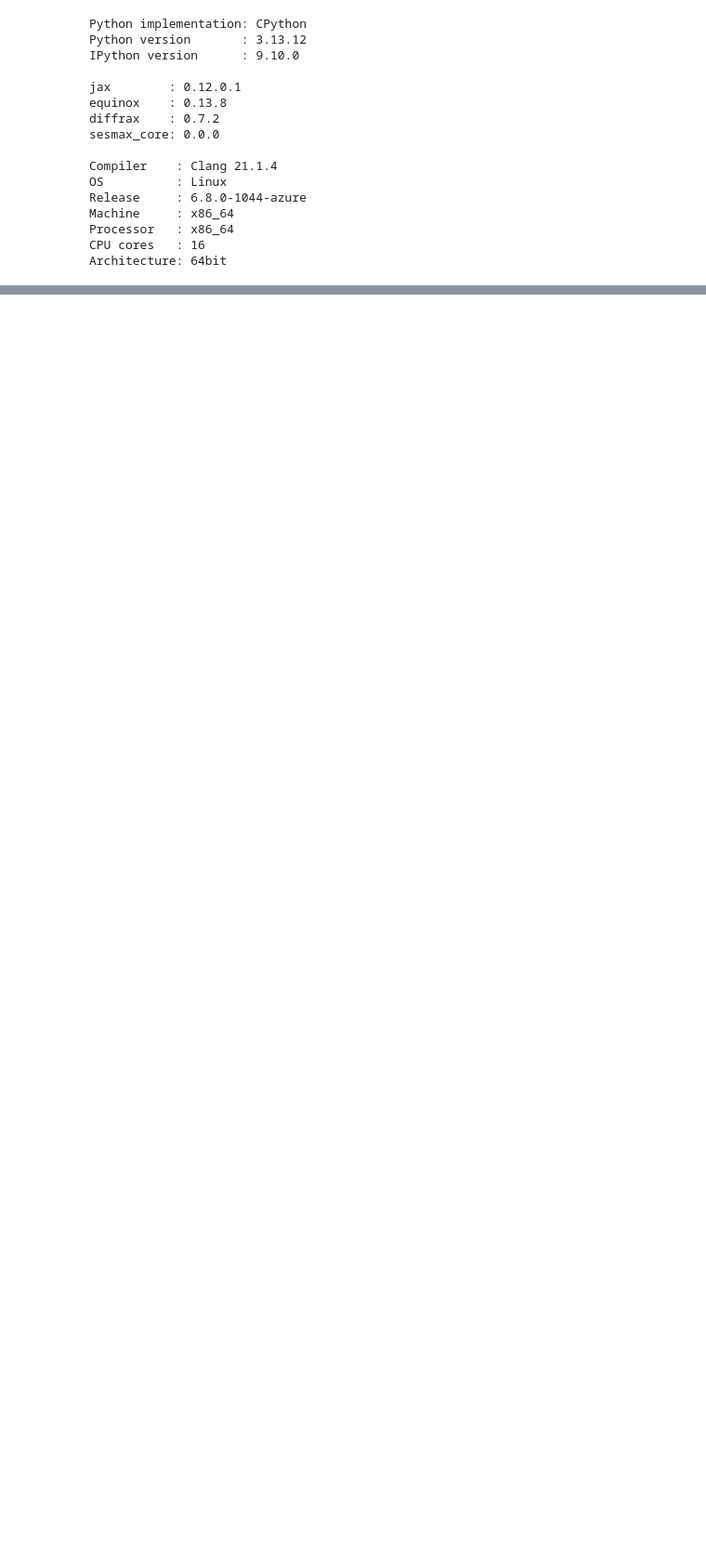
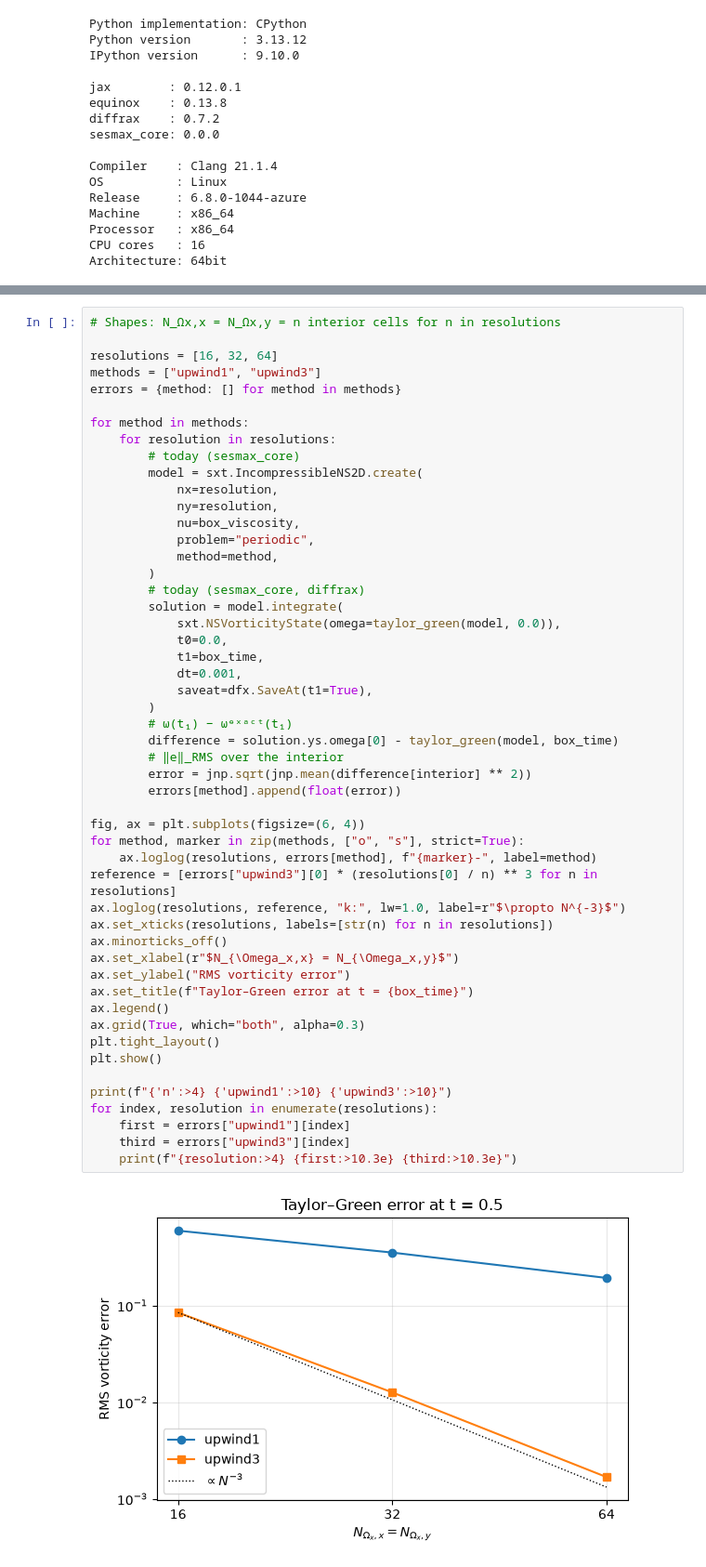
Before and after one commit to jejjohnson/sesmax, a Jupyter notebook: docs/notebooks/step13_channel_flow.ipynb, the cells around one changed output, grey strips where cells are left out. Shown at 93% size. Drawn from its saved outputs; the diff is of its cells as text; blank space fills up the shorter version.

```diff
--- a/docs/notebooks/step13_channel_flow.ipynb
+++ b/docs/notebooks/step13_channel_flow.ipynb
@@ -377,0 +420,53 @@ The negative gradient confirms that increasing viscosity reduces the final enstr
+# %%
+# Shapes: N_Ωx,x = N_Ωx,y = n interior cells for n in resolutions
+
+resolutions = [16, 32, 64]
+methods = ["upwind1", "upwind3"]
+errors = {method: [] for method in methods}
+
+for method in methods:
+    for resolution in resolutions:
+        # today (sesmax_core)
+        model = sxt.IncompressibleNS2D.create(
+            nx=resolution,
+            ny=resolution,
+            nu=box_viscosity,
+            problem="periodic",
+            method=method,
+        )
+        # today (sesmax_core, diffrax)
+        solution = model.integrate(
+            sxt.NSVorticityState(omega=taylor_green(model, 0.0)),
+            t0=0.0,
+            t1=box_time,
+            dt=0.001,
+            saveat=dfx.SaveAt(t1=True),
+        )
+        # ω(t₁) − ωᵉˣᵃᶜᵗ(t₁)
+        difference = solution.ys.omega[0] - taylor_green(model, box_time)
+        # ‖e‖_RMS over the interior
+        error = jnp.sqrt(jnp.mean(difference[interior] ** 2))
+        errors[method].append(float(error))
+
+fig, ax = plt.subplots(figsize=(6, 4))
+for method, marker in zip(methods, ["o", "s"], strict=True):
+    ax.loglog(resolutions, errors[method], f"{marker}-", label=method)
+reference = [errors["upwind3"][0] * (resolutions[0] / n) ** 3 for n in resolutions]
+ax.loglog(resolutions, reference, "k:", lw=1.0, label=r"$\propto N^{-3}$")
+ax.set_xticks(resolutions, labels=[str(n) for n in resolutions])
+ax.minorticks_off()
+ax.set_xlabel(r"$N_{\Omega_x,x} = N_{\Omega_x,y}$")
+ax.set_ylabel("RMS vorticity error")
+ax.set_title(f"Taylor–Green error at t = {box_time}")
+ax.legend()
+ax.grid(True, which="both", alpha=0.3)
+plt.tight_layout()
+plt.show()
+
+print(f"{'n':>4} {'upwind1':>10} {'upwind3':>10}")
+for index, resolution in enumerate(resolutions):
+    first = errors["upwind1"][index]
+    third = errors["upwind3"][index]
+    print(f"{resolution:>4} {first:>10.3e} {third:>10.3e}")
+# %% [output]
+[figure, added]
```
Also changed, not shown: parts of 37 cells of this notebook, 2 other files.
